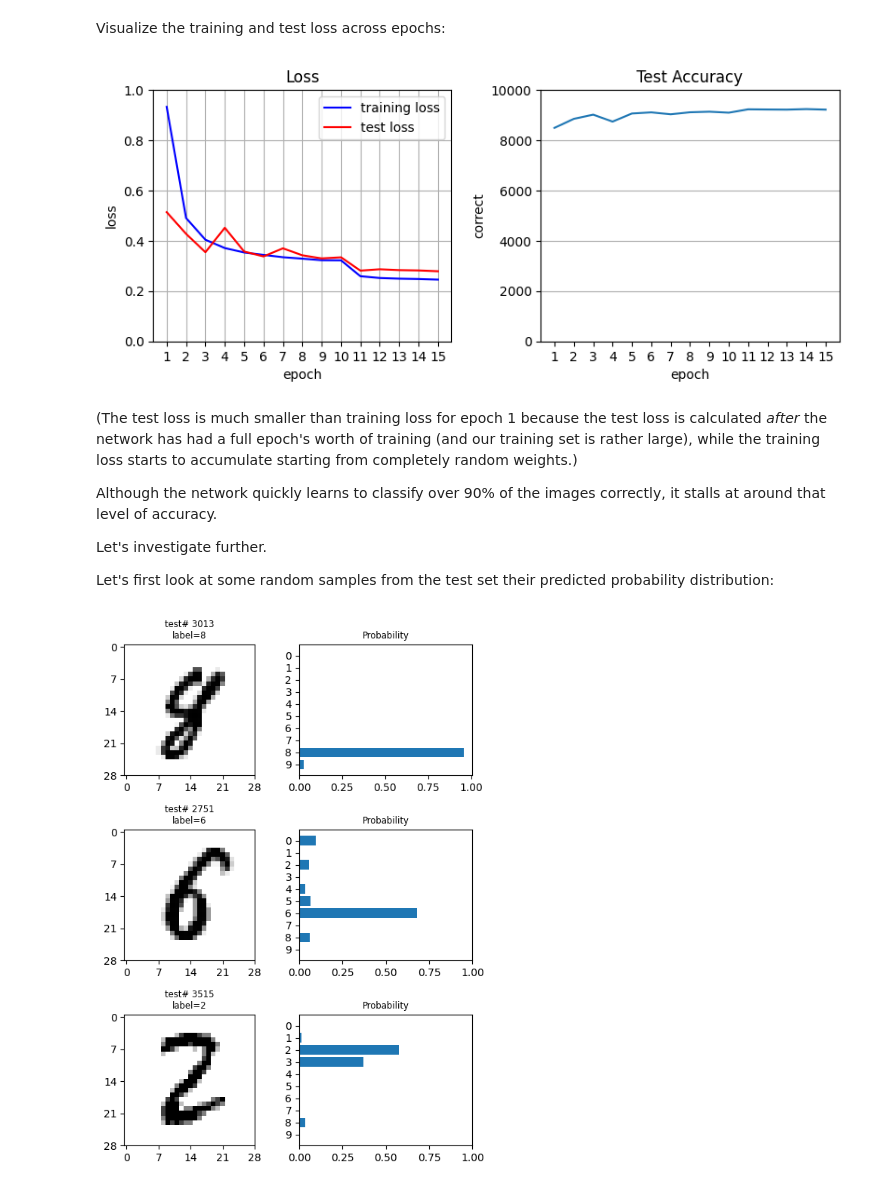
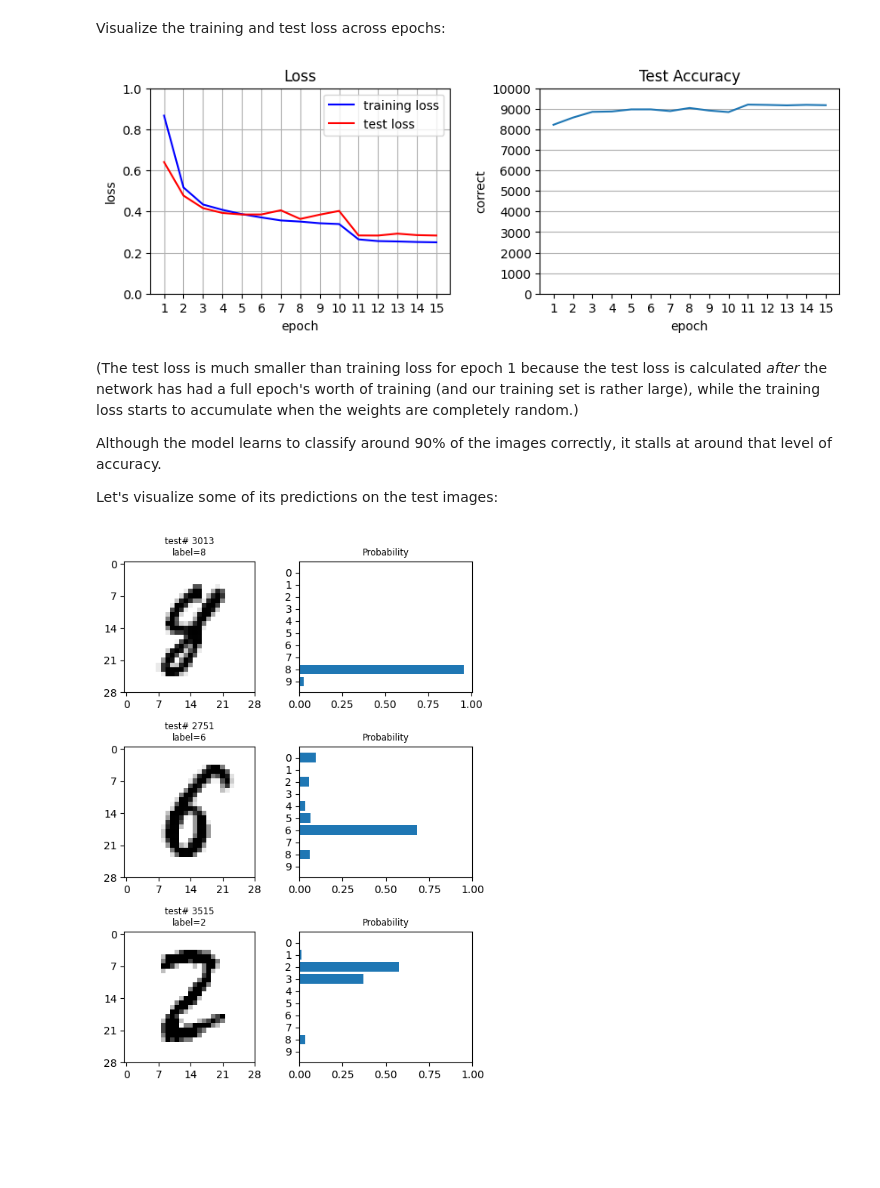
Before and after one commit to jeremy-dolan/neural-net-from-scratch, a Jupyter notebook: mlp_demo_interactive_digit_classifier.ipynb, the cells around one changed output. Saved outputs shown, nothing was run; the diff lists cells and outputs as text; code cells hidden in the pictures; blank space fills up the shorter version.

Commit message:
digits: retrain models, improve accuracy graphs

```diff
--- a/mlp_demo_interactive_digit_classifier.ipynb
+++ b/mlp_demo_interactive_digit_classifier.ipynb
@@ -220,7 +220,7 @@ output_nodes = 10    # classification categories
 
 mnist_net = Net(inputs,
                 shape=[layer_1_nodes, layer_2_nodes, output_nodes],
-                activation_fxs=[ReLU]*2+[softmax],
+                activation_fxs=[ReLU, ReLU, softmax],
                 loss_fx=categorical_cross_entropy)
 
 # alternatively, one-vs-rest (OvR) classification:
@@ -245,7 +247,7 @@ epoch 10 complete, 1875 batches, training_loss=0.04834, test_loss=0.05350
 # %%
-training_result2 = mnist_net.train(training_data, epochs=5, learning_rate=0.1,
-                          batch_size=32, batch_progress_every=300,
-                          test_every=1, test_data=test_data)
+additional_training_result = mnist_net.train(training_data, epochs=5, learning_rate=0.1,
+                                             batch_size=32, batch_progress_every=0,
+                                             test_every=1, test_data=test_data)
 # append results:
 for key in training_result:
-    training_result[key] += training_result2[key]
+    training_result[key] += additional_training_result[key]
@@ -253,55 +261,49 @@ for key in training_result:
 Visualize the training and test loss across epochs:
 # %%
 def plot_results(results):
-    training_loss = training_result["training_loss"]
-    test_loss = training_result["test_loss"]
-    test_accuracy = training_result["test_accuracy"]
-    epochs = range(1, len(training_loss)+1) # list() ?
+    epochs = range(1, len(results["training_loss"])+1)
+    sample_count = results["test_accuracy"][0][1]
 
-    # plt.figure(figsize=(6,4))
-    fig, (ax1, ax2) = plt.subplots(1, 2, figsize=(9.5, 3.5))   #9,3?
+    fig, (ax1, ax2) = plt.subplots(1, 2, figsize=(10, 3))
     ax1:plt.Axes
     ax2:plt.Axes
 
     fig.subplots_adjust(wspace=0.3)
 
     ax1.set_title('Loss')
     ax1.set_xlabel('epoch')
     ax1.set_ylabel('loss')
-    ax1.plot(epochs, training_loss, color="blue", label="training loss")
-    ax1.plot(epochs, test_loss, color="red", label="test loss")
-    # ensure y-axis starts from 0 even when training goes bad, while keeping auto-scaled value for peak
+    ax1.plot(epochs, results["training_loss"], color="blue", label="training loss")
+    ax1.plot(epochs, results["test_loss"], color="red", label="test loss")
     ax1.set_ylim(bottom=0, top=1)
     ax1.set_xticks(epochs)
     ax1.legend()
     ax1.grid(True)
 
     ax2.set_title('Test Accuracy')
     ax2.set_xlabel('epoch')
     ax2.set_ylabel('correct')
-    ax2.plot(epochs, [row[0] for row in test_accuracy])
-    ax2.set_ylim(bottom=0, top=test_accuracy[0][1])
+    ax2.plot(epochs, [row[0] for row in results["test_accuracy"]])
+    ax2.set_ylim(bottom=0, top=sample_count)
     ax2.set_xticks(epochs)
-    ax2.grid(True, 'minor', "y")
-    ax2.grid(True, 'major', "y")
+    ax2.set_yticks(range(0, sample_count+1, sample_count//10))
+    ax2.grid(True, axis='y')
 
     plt.show()
 
 plot_results(training_result)
 # %% [output]
-[figure, old version]
+[figure, new version]
 # %% [markdown]
 (The test loss is much smaller than training loss for epoch 1 because the test
 loss is calculated *after* the network has had a full epoch's worth of training
 (and our training set is rather large), while the training loss starts to
-accumulate starting from completely random weights.)
+accumulate when the weights are completely random.)
 
-Although the network quickly learns to classify over 90% of the images
-correctly, it stalls at around that level of accuracy.
+Although the model learns to classify around 90% of the images correctly, it
+stalls at around that level of accuracy.
 
-Let's investigate further.
-
-Let's first look at some random samples from the test set their predicted probability distribution:
+Let's visualize some of its predictions on the test images:
 # %%
 ticks = [x for x in range(0, test_data_shape[1]+1, test_data_shape[1]//4)]
 rows = 3
```
Also changed, not shown: parts of 18 cells of this notebook, 1 other file.
